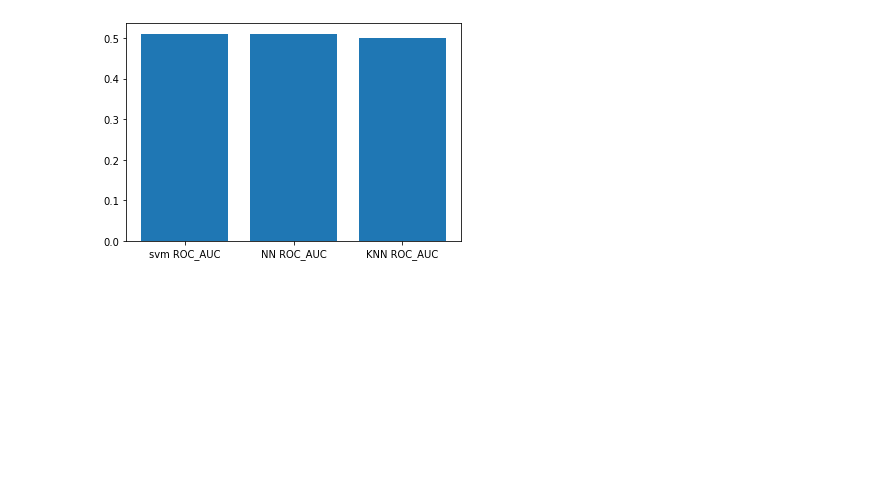
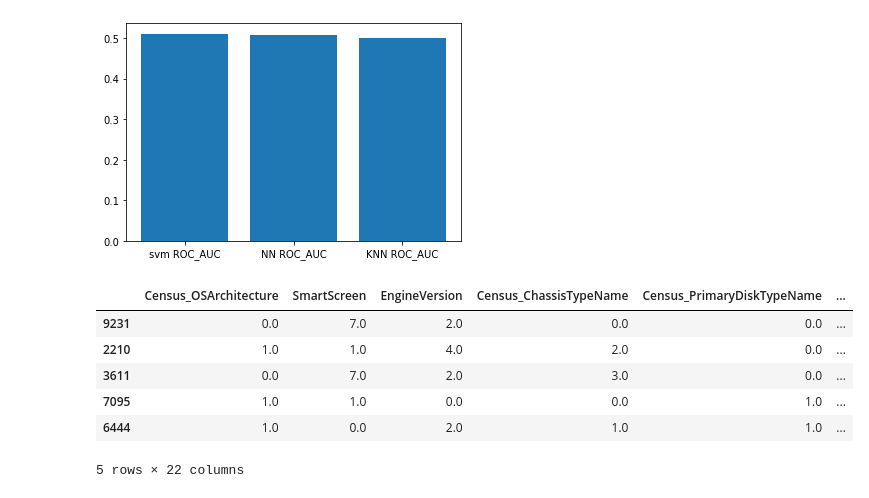
Before and after one commit to Mira224/COMP3115Project, a Jupyter notebook: Project.ipynb, the cells around one changed output. Saved outputs shown, nothing was run; the diff lists cells and outputs as text; code cells hidden in the pictures; blank space fills up the shorter version.

```diff
--- a/Project.ipynb
+++ b/Project.ipynb
@@ -675,3 +684,22 @@ plt.bar(x,y)
 plt.show()
 # %% [output]
 [figure]
+# %%
+# Divide training and testing dataset by data type
+from sklearn.model_selection import train_test_split
+X_cate_attributes=pd.concat( [cate_to_num_drop], axis=1 ).astype('float')
+X_cate_attributes =X_cate_attributes.drop(columns=['HasDetections'])
+# X_attributes = cate_to_num_drop.astype('float').values
+y=pd.DataFrame()
+y['HasDetections']= X['HasDetections'].values
+X_train_c, X_test_c, y_train_c, y_test_c = train_test_split(X_cate_attributes, y, test_size=0.3, random_state=4)
+
+X_train_c.head()
+# %% [output]
+|  | Census_OSArchitecture | SmartScreen | EngineVersion | Census_ChassisTypeName | Census_PrimaryDiskTypeName | ... |
+| 9231 | 0.0 | 7.0 | 2.0 | 0.0 | 0.0 | ... |
+| 2210 | 1.0 | 1.0 | 4.0 | 2.0 | 0.0 | ... |
+| 3611 | 0.0 | 7.0 | 2.0 | 3.0 | 0.0 | ... |
+| 7095 | 1.0 | 1.0 | 0.0 | 0.0 | 1.0 | ... |
+| 6444 | 1.0 | 0.0 | 2.0 | 1.0 | 1.0 | ... |
+5 rows × 22 columns
```
Also changed, not shown: parts of 10 cells of this notebook.
